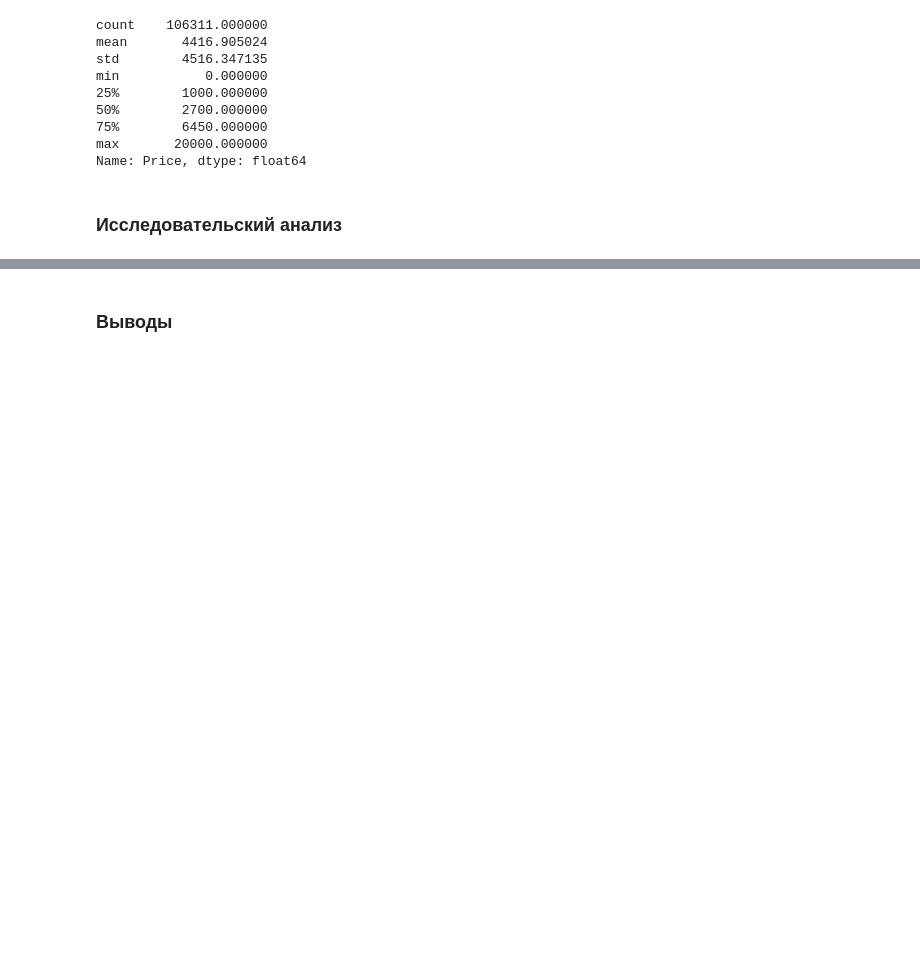
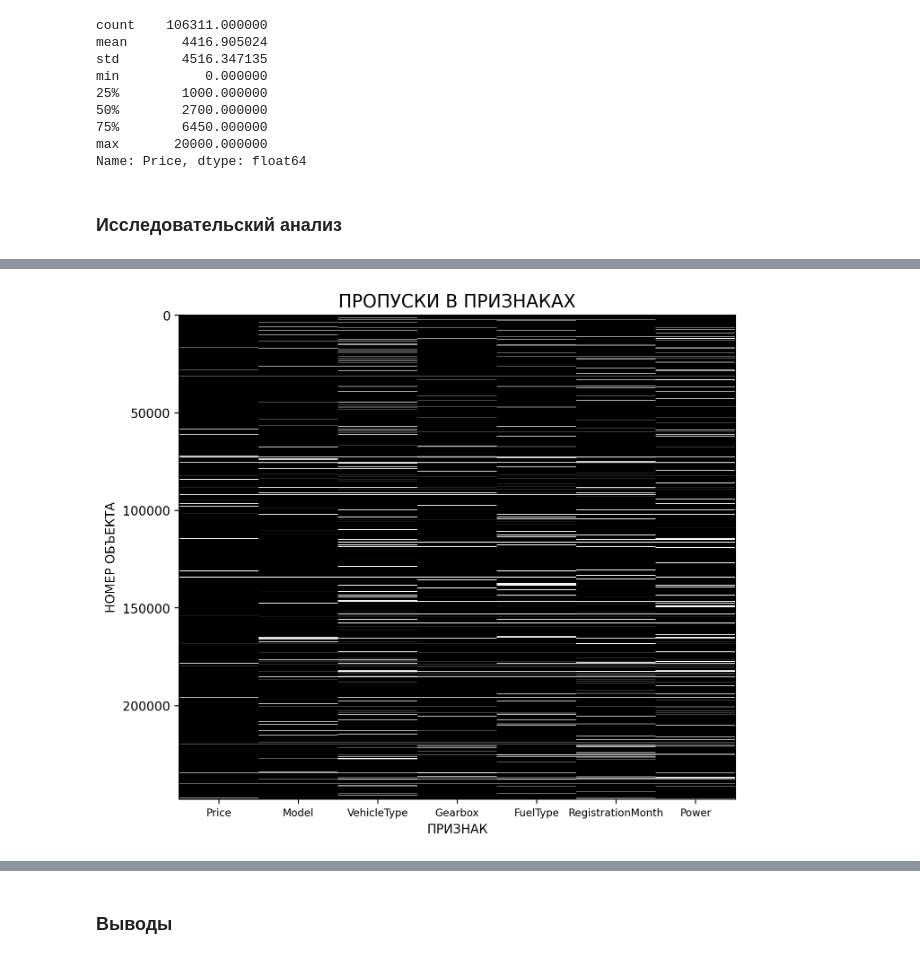
Before and after one commit to dimdasci/yp13-gradient-boosting, a Jupyter notebook: notebooks/yp13-gradient-boosting.ipynb, the cells around one changed output, grey strips where cells are left out. Drawn from its saved outputs; the diff is of its cells as text; code cells hidden in the pictures; blank space fills up the shorter version.

```diff
--- a/notebooks/yp13-gradient-boosting.ipynb
+++ b/notebooks/yp13-gradient-boosting.ipynb
@@ -189,0 +338,2 @@ Name: Price, dtype: float64
+# %%
+df = df.drop_duplicates().reset_index(drop = True)
@@ -189,0 +381,18 @@ Name: Price, dtype: float64
+# %%
+nan_columns = ['Price', 'Model', 'VehicleType', 'Gearbox', 'FuelType', 'RegistrationMonth', 'Power']
+# %%
+plt.figure(figsize=(8, 7))
+plt.imshow((df[nan_columns].isna()) |
+           (df[nan_columns] == 0),
+           aspect='auto',
+           interpolation='nearest',
+           cmap='gray')
+plt.xlabel('Признак'.upper())
+plt.xticks(ticks=range(len(nan_columns)),
+           labels=nan_columns,
+           fontsize='small')
+plt.ylabel('Номер объекта'.upper())
+plt.title('Пропуски в признаках'.upper(), fontsize='x-large')
+plt.show()
+# %% [output]
+[figure, added]
```
Also changed, not shown: parts of 45 cells of this notebook.
